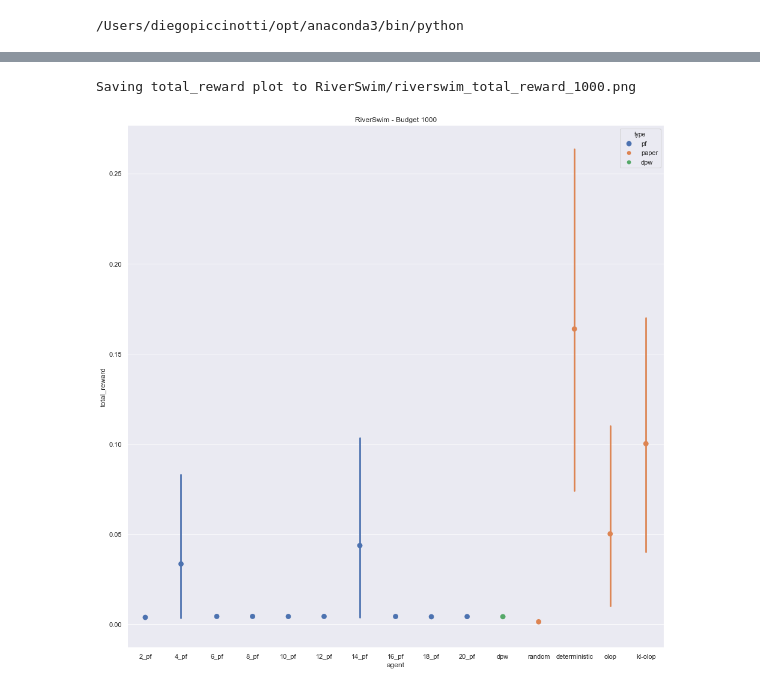
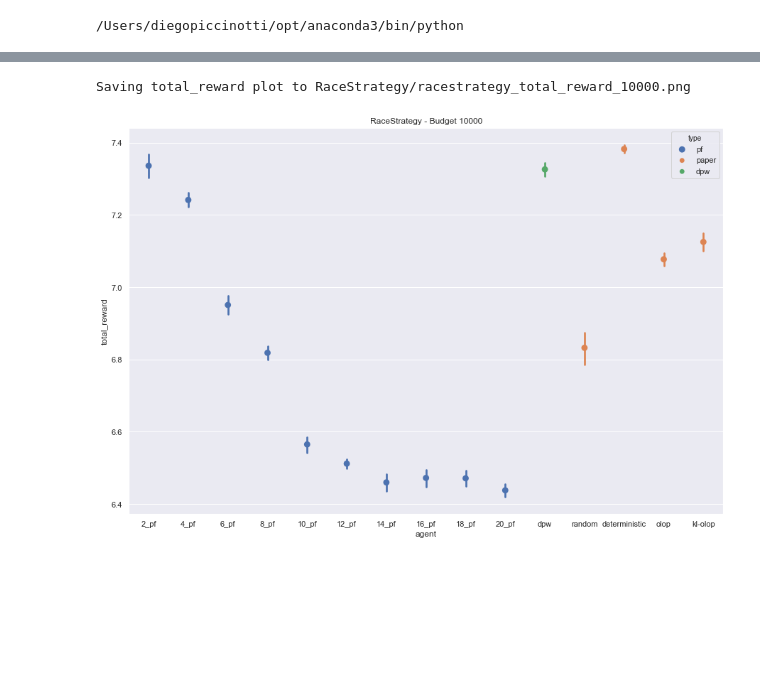
Before and after one commit to amarildolikmeta/alphazero_singleplayer, a Jupyter notebook: notebooks/Plot.ipynb, the cells around one changed output, grey strips where cells are left out. Saved outputs shown, nothing was run; the diff lists cells and outputs as text; code cells hidden in the pictures; blank space fills up the shorter version.

Commit message:
Visualization notebook

```diff
--- a/notebooks/Plot.ipynb
+++ b/notebooks/Plot.ipynb
@@ -9,9 +9,10 @@ from copy import deepcopy
 # %% [output]
 /Users/diegopiccinotti/opt/anaconda3/bin/python
 # %%
-budget = 1000
-env = "RiverSwim"
+budget = 10000
+env = "RaceStrategy"
 particles = [2,4,6,8,10,12,14,16,18,20]
 
 df = pd.read_csv("{}/pf_{}/data_eval_pf_{}_{}.csv".format(env,budget,env,budget))
 df['type'] = ["pf"]*df.shape[0]
+df
@@ -79,27 +93,26 @@ To retain the current behavior and silence the warning, pass 'sort=True'.
 # %%
 # print("Reading data from {}".format(data_path))
 # df = pd.read_csv(data_path)
 # df = df[~df.agent.isin(['agent'])].apply(pd.to_numeric, errors='ignore')
 #df = df.sort_values(by="Particles")
 
-for field in ["total_reward"]:
-    #fig, ax = plt.subplots()
-    sns.set(style="darkgrid")
-    plt.figure(figsize=(16, 16))
-    # ax.set(xscale="log")
-    # sns.barplot(x="Particles", y="Cumulative reward", hue="Particles", data=df, dodge=False)
-    #sns.pointplot(x="Particles", y="Cumulative reward", ax=ax, data=df, join=False, grid=True)
-    plot = sns.pointplot(x="agent", y="total_reward", data=df3, hue="type", legend=False, join=False,
-                        order=["2_pf", "4_pf", "6_pf", "8_pf", "10_pf", "12_pf", "14_pf","16_pf","18_pf","20_pf", "dpw", "random", "deterministic", "olop", "kl-olop"])
-    #plot2 = sns.pointplot(x="agent", y="total_reward", hue="type", data=df, legend=False)
+#fig, ax = plt.subplots()
+sns.set(style="darkgrid")
+plt.figure(figsize=(15, 10))
+# ax.set(xscale="log")
+# sns.barplot(x="Particles", y="Cumulative reward", hue="Particles", data=df, dodge=False)
+#sns.pointplot(x="Particles", y="Cumulative reward", ax=ax, data=df, join=False, grid=True)
+plot = sns.pointplot(x="agent", y="total_reward", data=df3, hue="type", legend=False, join=False,
+                    order=["2_pf", "4_pf", "6_pf", "8_pf", "10_pf", "12_pf", "14_pf","16_pf","18_pf","20_pf", "dpw", "random", "deterministic", "olop", "kl-olop"])
+#plot2 = sns.pointplot(x="agent", y="total_reward", hue="type", data=df, legend=False)
 
-    plot.set_title("{} - Budget {}".format(env, budget))
+plot.set_title("{} - Budget {}".format(env, budget))
 
 
-    field_path = "{}/{}_{}_{}.png".format(env, env.lower(), field, budget)
-    plot.get_figure().savefig(field_path, bbox_inches='tight')
-    # plt.show()
-    print("Saving {} plot to {}".format(field, field_path))
+field_path = "{}/{}_total_reward_{}.png".format(env, env.lower(), budget)
+plot.get_figure().savefig(field_path, bbox_inches='tight')
+# plt.show()
+print("Saving total_reward plot to {}".format(field_path))
 # %% [output]
-Saving total_reward plot to RiverSwim/riverswim_total_reward_1000.png
+Saving total_reward plot to RaceStrategy/racestrategy_total_reward_10000.png
-[figure, old version]
+[figure, new version]
```
Also changed, not shown: parts of 4 cells of this notebook, 2 other files.
